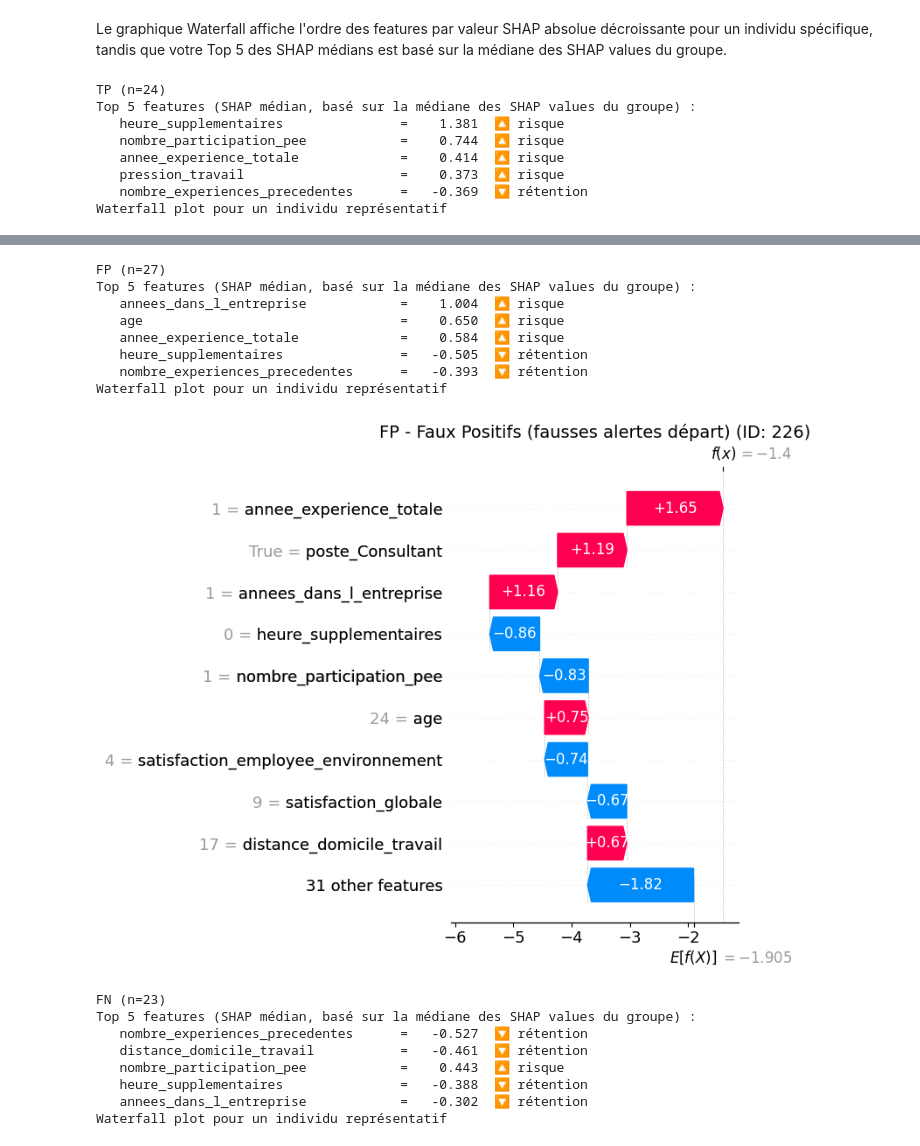
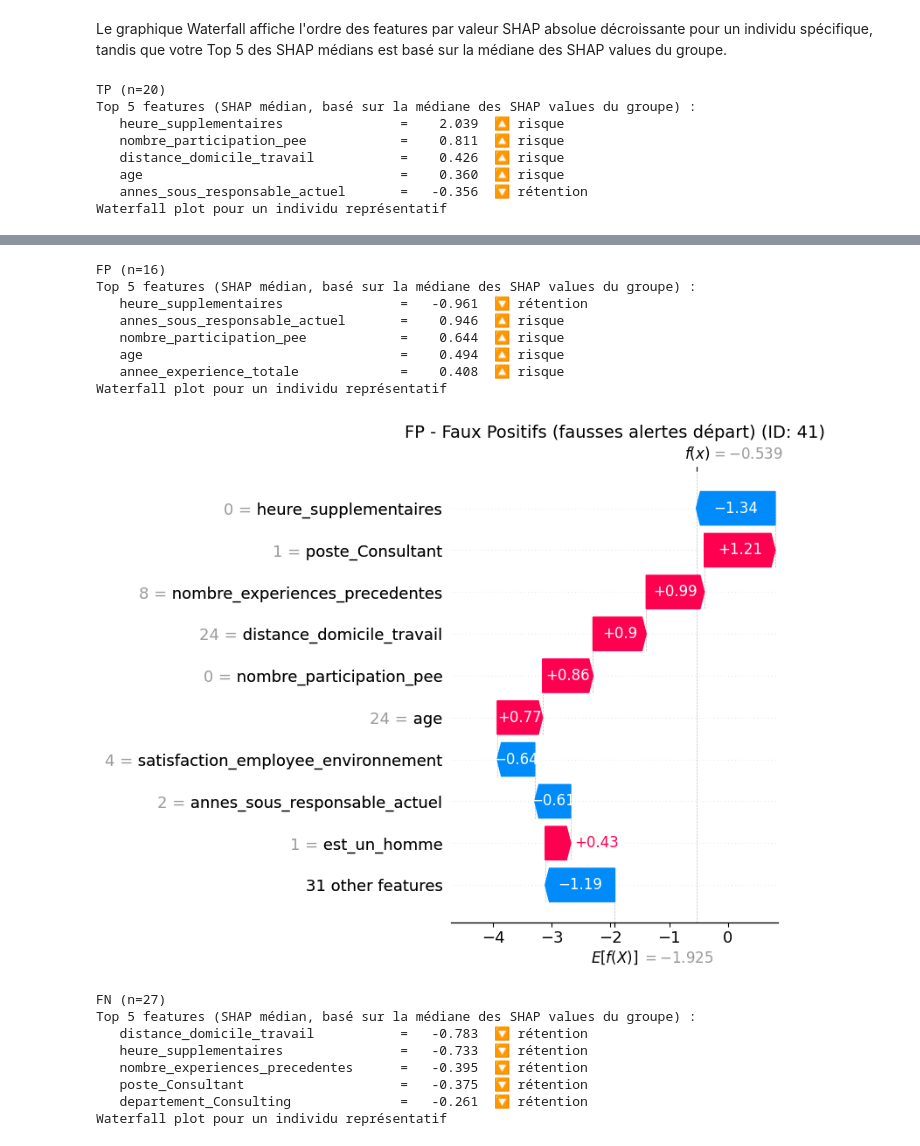
Before and after one commit to Ace4teaM/OCR-NovaTech, a Jupyter notebook: 3.modelisations.ipynb, the cells around one changed output, grey strips where cells are left out. Cells and saved outputs as stored; diff of their text form; code cells hidden in the pictures.

Commit message:
Corrige l'analyse SHARP et DICE et Prépare l'entrainement sur la base des passes précédentes modèle par modèle

```diff
--- a/3.modelisations.ipynb
+++ b/3.modelisations.ipynb
@@ -303,7 +374,7 @@ class BaseTrain:
         self.results:dict = None
         self.parent = None
 
-    def before(train):
+    def before(self):
         """
         Action exécutée avant l'entraînement.
         """
@@ -1960,7 +2027,5 @@ Seuil optimal (meilleur F1-score) : 0.35 (F1 = 0.521)
 # %%
-best_model = next((p for p in passInst.trains if p.model_name == "XGBoost"), None)
-best_pass = passInst
-
+best_model = next((p for p in final_trains if p.model_name == "XGBoost"), None)
 best_model.print()
 # %% [output]
 
@@ -2026,12 +2095,12 @@ pd.DataFrame([best_model.params]).T
 # %%
-X_test    = best_pass.X_test
-y_test    = best_pass.y_test
-X_train   = best_pass.X_train
-y_train   = best_pass.y_train
+X_test    = best_model.X_test
+y_test    = best_model.y_test
+X_train   = best_model.X_train
+y_train   = best_model.y_train
 y         = best_model.results['y']
 y_pred    = best_model.results['y_pred']
 y_proba   = best_model.results['y_proba']
 threshold = best_model.threshold
 model     = best_model.results['clf']
-df        = best_pass.df
+df        = best_model.df
 # %% [markdown]
@@ -2323,10 +2253,17 @@ shap.dependence_plot(
 * FP = Faux Positifs, Ce qui explique pourquoi le modèle fait une erreur lorqu'il prédit un faux départ
 * FN = Faux Négatifs, Ce qui explique pourquoi le modèle fait une erreur lorqu'il ne prédit pas le départ
 # %%
-def trouver_individu_representatif(shap_values, indices):
+def trouver_individu_representatif(shap_values:np.ndarray, indices:np.ndarray)->int:
     """
     Trouve l'individu dont les SHAP values sont les plus proches de la médiane.
     """
+    if len(indices) == 0:
+        raise ValueError("Aucun indice fourni")
+
+    if len(indices) == 1:
+        return int(indices[0])
+
+    # Calculer la médiane
     shap_median = np.median(shap_values[indices], axis=0)
 
     # Distance à la médiane pour chaque individu
@@ -2338,9 +2275,9 @@ def trouver_individu_representatif(shap_values, indices):
     # Individu le plus proche de la médiane
     best_idx = indices[np.argmin(distances)]
 
-    return best_idx
+    return int(best_idx)
 
-def analyser_shap_par_groupe(X, y, y_pred):
+def analyser_shap_par_groupe(shap_values, explainer, X, y, y_pred):
         # Récupére les indices pour chaque groupe
         y_true = np.array(y)
         y_pred = np.array(y_pred)
@@ -2369,7 +2306,7 @@ def analyser_shap_par_groupe(X, y, y_pred):
                 'shap_median': shap_median
                 }).sort_values('shap_median', key=abs, ascending=False)
 
-                best_idx = trouver_individu_representatif(shap_values, indices)
+                best_indice = trouver_individu_representatif(shap_values, indices)
 
                 print(f"\n{nom_groupe} (n={len(indices)})")
                 print("Top 5 features (SHAP médian, basé sur la médiane des SHAP values du groupe) :")
@@ -2381,26 +2318,26 @@ def analyser_shap_par_groupe(X, y, y_pred):
                 plt.figure(figsize=(12, 6))
                 shap.waterfall_plot(
                         shap.Explanation(
-                                values=shap_values[best_idx],
+                                values=shap_values[best_indice],
                                 base_values=explainer.expected_value,
-                                data=X.iloc[best_idx],
+                                data=X.iloc[best_indice],
                                 feature_names=X.columns
                         ),
                         show=False
                 )
-                plt.title(f"{nom_groupe} - {label} (ID: {best_idx})", fontsize=14)
+                plt.title(f"{nom_groupe} - {label} (ID: {best_indice})", fontsize=14)
                 plt.tight_layout()
                 plt.show()
 # %% [markdown]
 Le graphique Waterfall affiche l'ordre des features par valeur SHAP absolue décroissante pour un individu spécifique, tandis que votre Top 5 des SHAP médians est basé sur la médiane des SHAP values du groupe.
 # %%
-analyser_shap_par_groupe(X_test, y_test, y_pred)
+analyser_shap_par_groupe(shap_values, explainer, X_test, y_test, y_pred)
 # %% [output]
-TP (n=24)
+TP (n=20)
 Top 5 features (SHAP médian, basé sur la médiane des SHAP values du groupe) :
-   heure_supplementaires               =    1.381  🔼 risque
-   nombre_participation_pee            =    0.744  🔼 risque
-   annee_experience_totale             =    0.414  🔼 risque
-   pression_travail                    =    0.373  🔼 risque
-   nombre_experiences_precedentes      =   -0.369  🔽 rétention
+   heure_supplementaires               =    2.039  🔼 risque
+   nombre_participation_pee            =    0.811  🔼 risque
+   distance_domicile_travail           =    0.426  🔼 risque
+   age                                 =    0.360  🔼 risque
+   annes_sous_responsable_actuel       =   -0.356  🔽 rétention
 Waterfall plot pour un individu représentatif
@@ -2408,17 +2345,17 @@ Waterfall plot pour un individu représentatif
-FP (n=27)
+FP (n=16)
 Top 5 features (SHAP médian, basé sur la médiane des SHAP values du groupe) :
-   annees_dans_l_entreprise            =    1.004  🔼 risque
-   age                                 =    0.650  🔼 risque
-   annee_experience_totale             =    0.584  🔼 risque
-   heure_supplementaires               =   -0.505  🔽 rétention
-   nombre_experiences_precedentes      =   -0.393  🔽 rétention
+   heure_supplementaires               =   -0.961  🔽 rétention
+   annes_sous_responsable_actuel       =    0.946  🔼 risque
+   nombre_participation_pee            =    0.644  🔼 risque
+   age                                 =    0.494  🔼 risque
+   annee_experience_totale             =    0.408  🔼 risque
 Waterfall plot pour un individu représentatif
-[figure, old version]
+[figure, new version]
-FN (n=23)
+FN (n=27)
 Top 5 features (SHAP médian, basé sur la médiane des SHAP values du groupe) :
-   nombre_experiences_precedentes      =   -0.527  🔽 rétention
-   distance_domicile_travail           =   -0.461  🔽 rétention
-   nombre_participation_pee            =    0.443  🔼 risque
-   heure_supplementaires               =   -0.388  🔽 rétention
-   annees_dans_l_entreprise            =   -0.302  🔽 rétention
+   distance_domicile_travail           =   -0.783  🔽 rétention
+   heure_supplementaires               =   -0.733  🔽 rétention
+   nombre_experiences_precedentes      =   -0.395  🔽 rétention
+   poste_Consultant                    =   -0.375  🔽 rétention
+   departement_Consulting              =   -0.261  🔽 rétention
 Waterfall plot pour un individu représentatif
```
Also changed, not shown: parts of 87 cells of this notebook.
